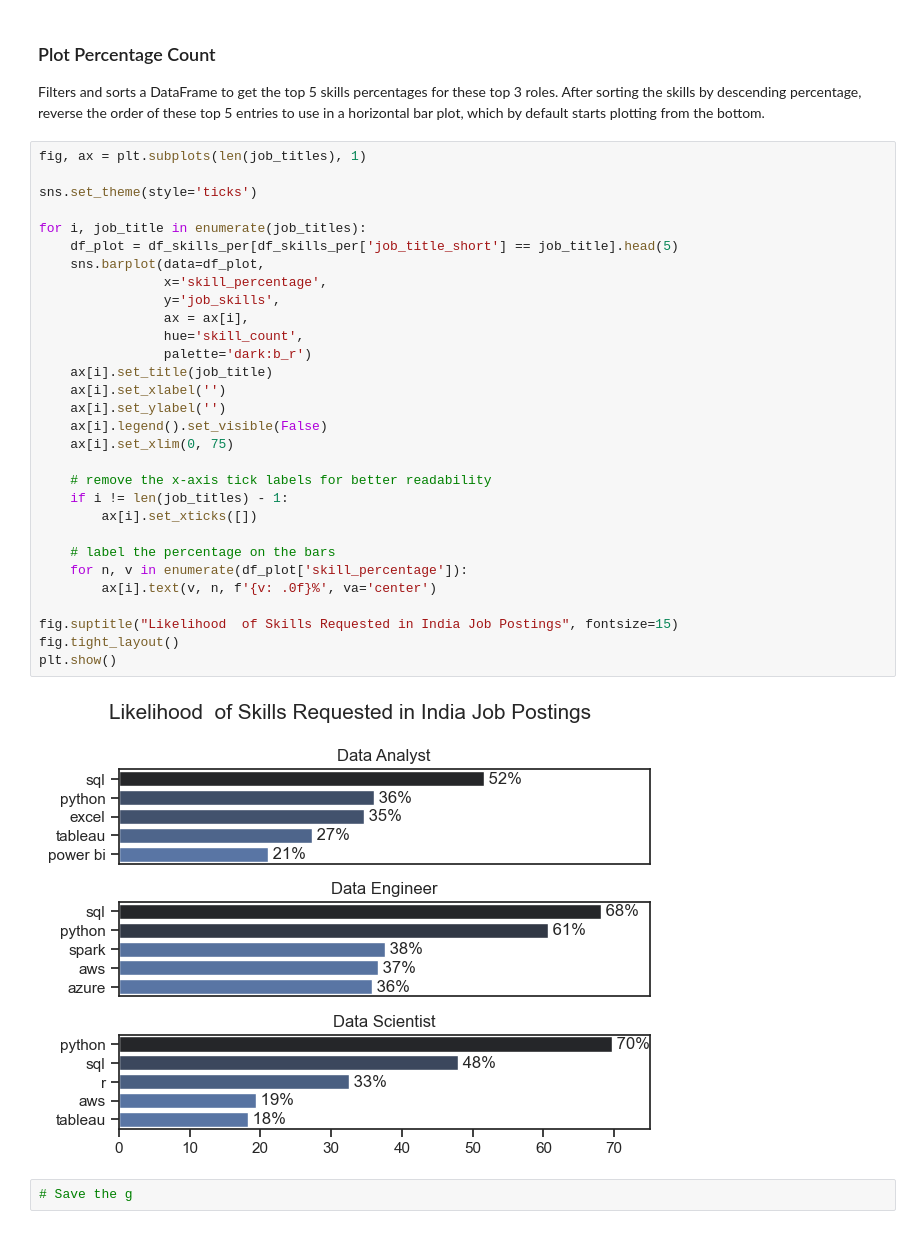
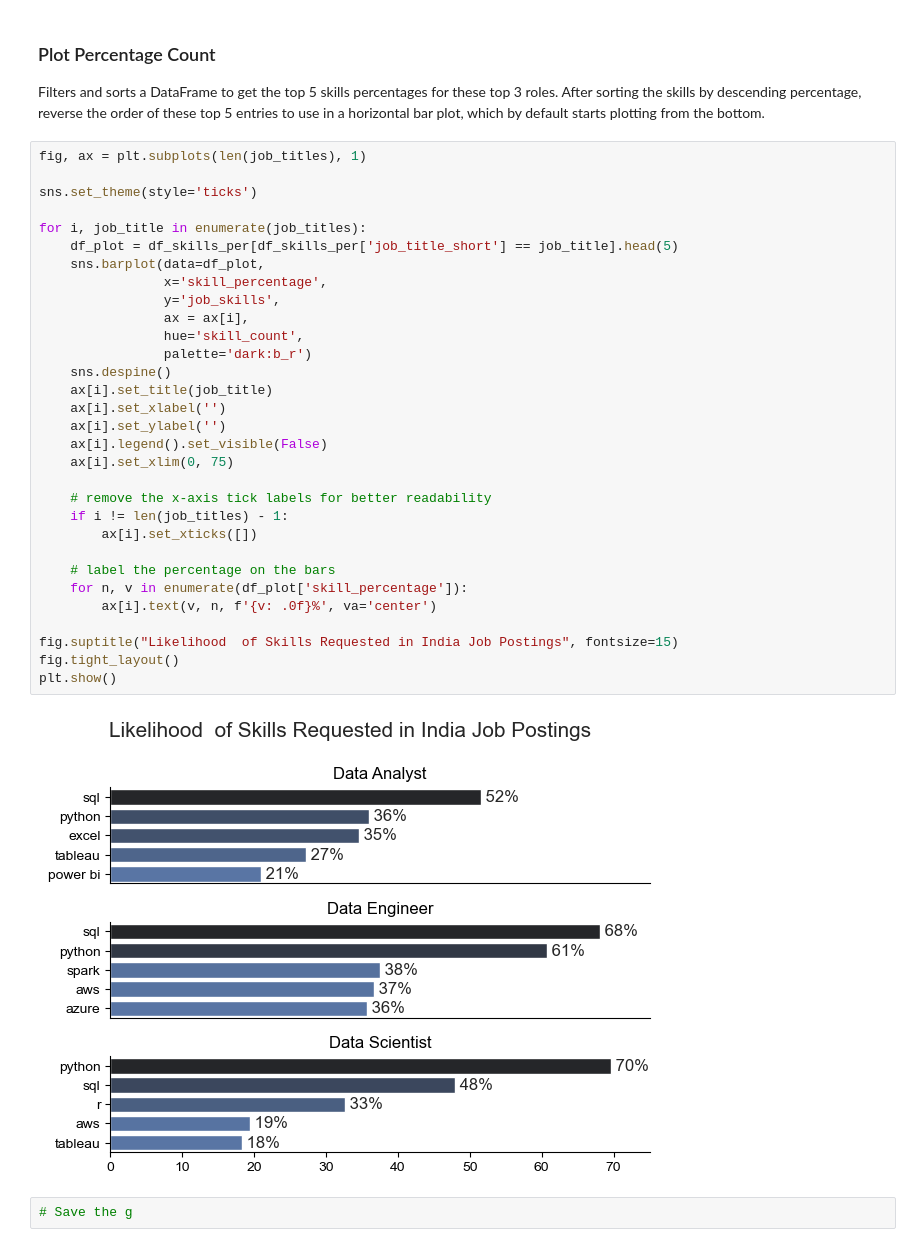
Before and after one commit to amitkr209/Python_and_R_Projects, a Jupyter notebook: 3_Project/2_Skill_Demand.ipynb, the cells around one changed output. Saved outputs shown, nothing was run; the diff lists cells and outputs as text.

```diff
--- a/3_Project/2_Skill_Demand.ipynb
+++ b/3_Project/2_Skill_Demand.ipynb
@@ -197,34 +197,35 @@ Filters and sorts a DataFrame to get the top 5 skills percentages for these top
 fig, ax = plt.subplots(len(job_titles), 1)
 
 sns.set_theme(style='ticks')
 
 for i, job_title in enumerate(job_titles):
     df_plot = df_skills_per[df_skills_per['job_title_short'] == job_title].head(5)
     sns.barplot(data=df_plot,
                 x='skill_percentage',
                 y='job_skills',
                 ax = ax[i],
                 hue='skill_count',
                 palette='dark:b_r')
+    sns.despine()
     ax[i].set_title(job_title)
     ax[i].set_xlabel('')
     ax[i].set_ylabel('')
     ax[i].legend().set_visible(False)
     ax[i].set_xlim(0, 75)
 
     # remove the x-axis tick labels for better readability
     if i != len(job_titles) - 1:
         ax[i].set_xticks([])
 
     # label the percentage on the bars
     for n, v in enumerate(df_plot['skill_percentage']):
         ax[i].text(v, n, f'{v: .0f}%', va='center')
 
 fig.suptitle("Likelihood  of Skills Requested in India Job Postings", fontsize=15)
 fig.tight_layout()
 plt.show()
 # %% [output]
-[figure, old version]
+[figure, new version]
 # %%
 # Save the g
 # %% [markdown]
```
Also changed, not shown: parts of 3 cells of this notebook.
